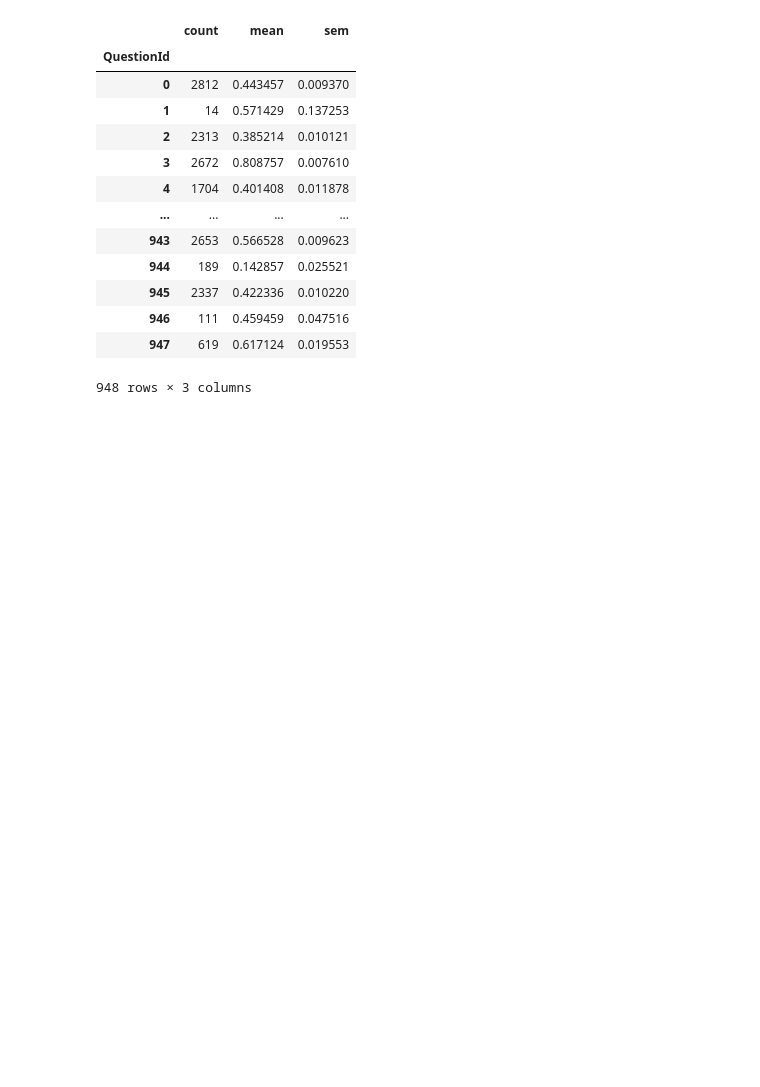
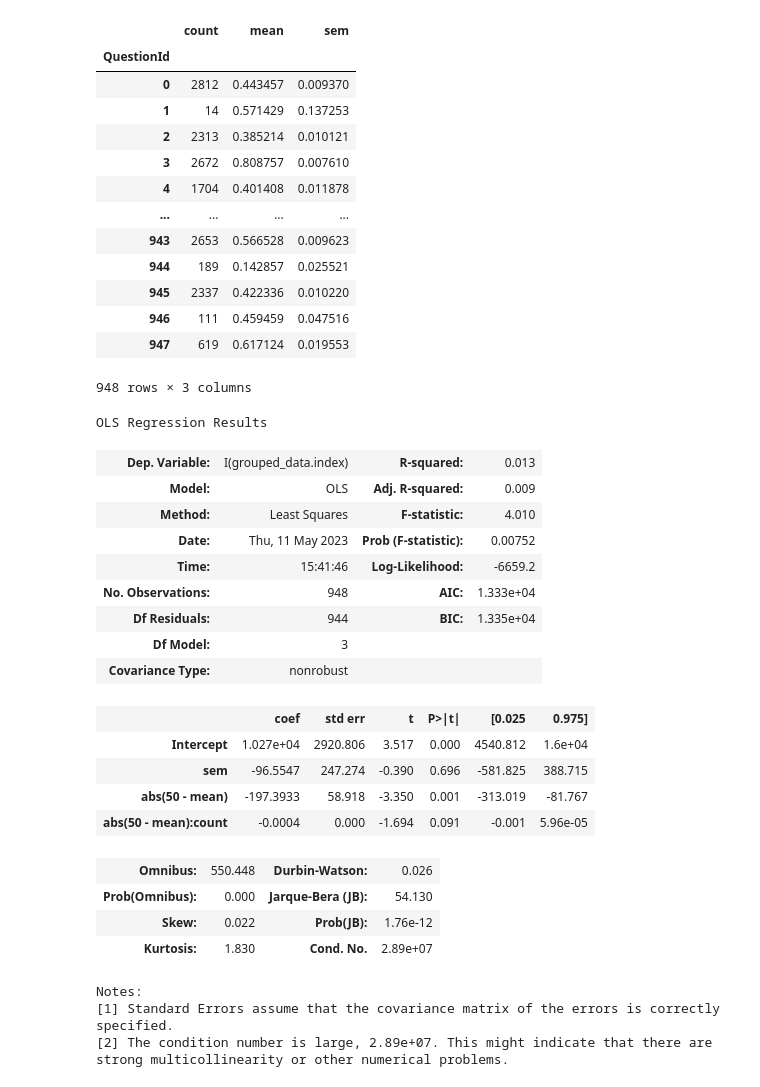
Before and after one commit to jeong-inn/question_quality_assessment, a Jupyter notebook: 20211426.ipynb, the cells around one changed output. Saved outputs shown, nothing was run; the diff lists cells and outputs as text; code cells hidden in the pictures; blank space fills up the shorter version.

```diff
--- a/20211426.ipynb
+++ b/20211426.ipynb
@@ -178,3 +152,33 @@ grouped_data
 | 946 | 111 | 0.459459 | 0.047516 |
 | 947 | 619 | 0.617124 | 0.019553 |
 948 rows × 3 columns
+# %%
+import statsmodels.formula.api as smf
+
+
+lm = smf.ols(formula='I(grouped_data.index) ~ (sem + (abs(50-mean))/count) - I(grouped_data.index/1000)', data=grouped_data)
+lm.fit().summary()
+# %% [output]
+OLS Regression Results
+| Dep. Variable: | I(grouped_data.index) | R-squared: | 0.013 |
+| Model: | OLS | Adj. R-squared: | 0.009 |
+| Method: | Least Squares | F-statistic: | 4.010 |
+| Date: | Thu, 11 May 2023 | Prob (F-statistic): | 0.00752 |
+| Time: | 15:41:46 | Log-Likelihood: | -6659.2 |
+| No. Observations: | 948 | AIC: | 1.333e+04 |
+| Df Residuals: | 944 | BIC: | 1.335e+04 |
+| Df Model: | 3 |  |  |
+| Covariance Type: | nonrobust |  |  |
+|  | coef | std err | t | P>|t| | [0.025 | 0.975] |
+| Intercept | 1.027e+04 | 2920.806 | 3.517 | 0.000 | 4540.812 | 1.6e+04 |
+| sem | -96.5547 | 247.274 | -0.390 | 0.696 | -581.825 | 388.715 |
+| abs(50 - mean) | -197.3933 | 58.918 | -3.350 | 0.001 | -313.019 | -81.767 |
+| abs(50 - mean):count | -0.0004 | 0.000 | -1.694 | 0.091 | -0.001 | 5.96e-05 |
+| Omnibus: | 550.448 | Durbin-Watson: | 0.026 |
+| Prob(Omnibus): | 0.000 | Jarque-Bera (JB): | 54.130 |
+| Skew: | 0.022 | Prob(JB): | 1.76e-12 |
+| Kurtosis: | 1.830 | Cond. No. | 2.89e+07 |
+Notes:
+[1] Standard Errors assume that the covariance matrix of the errors is correctly specified.
+[2] The condition number is large, 2.89e+07. This might indicate that there are
+strong multicollinearity or other numerical problems.
```
Also changed, not shown: parts of 20 cells of this notebook, 1 other file.
